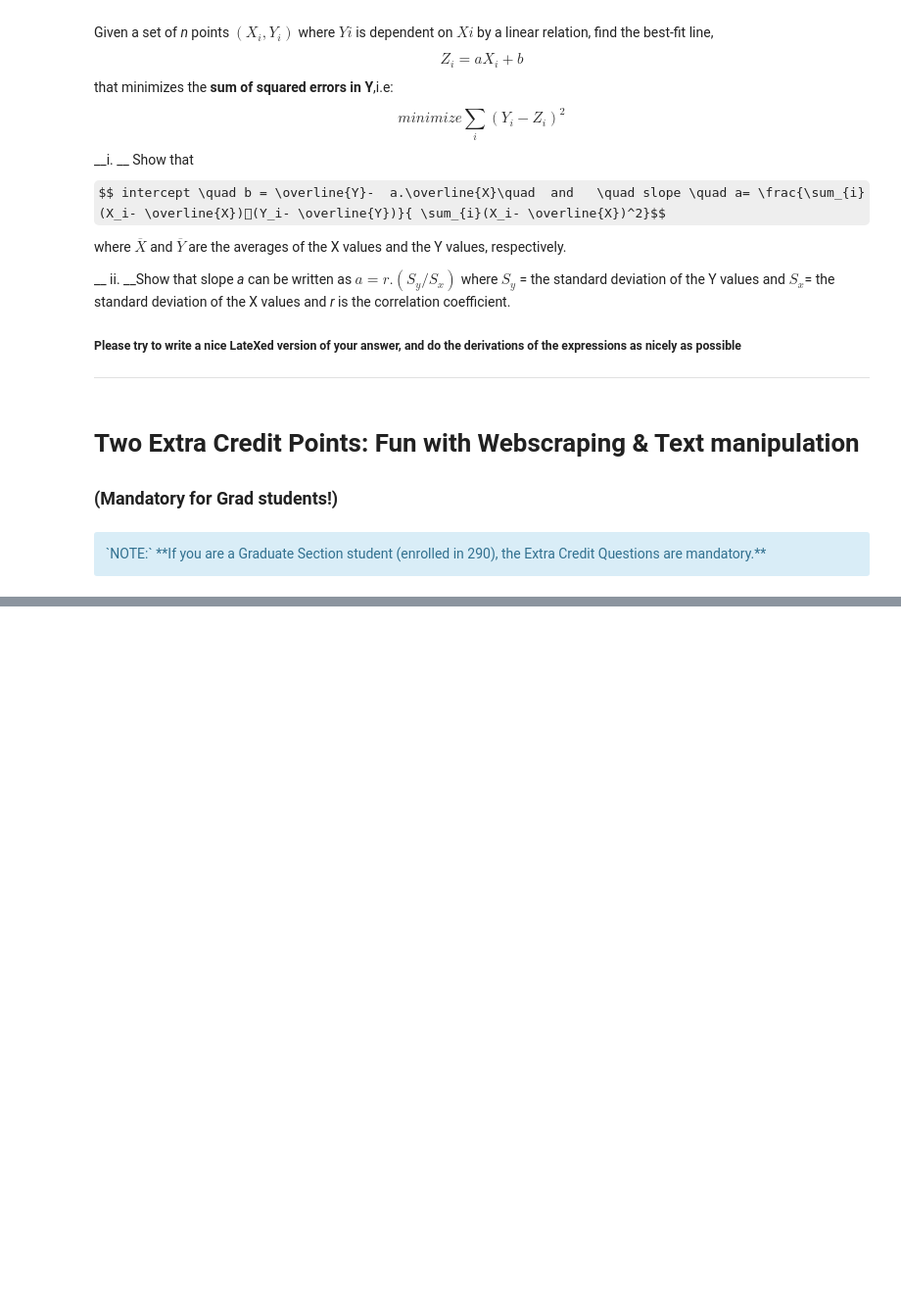
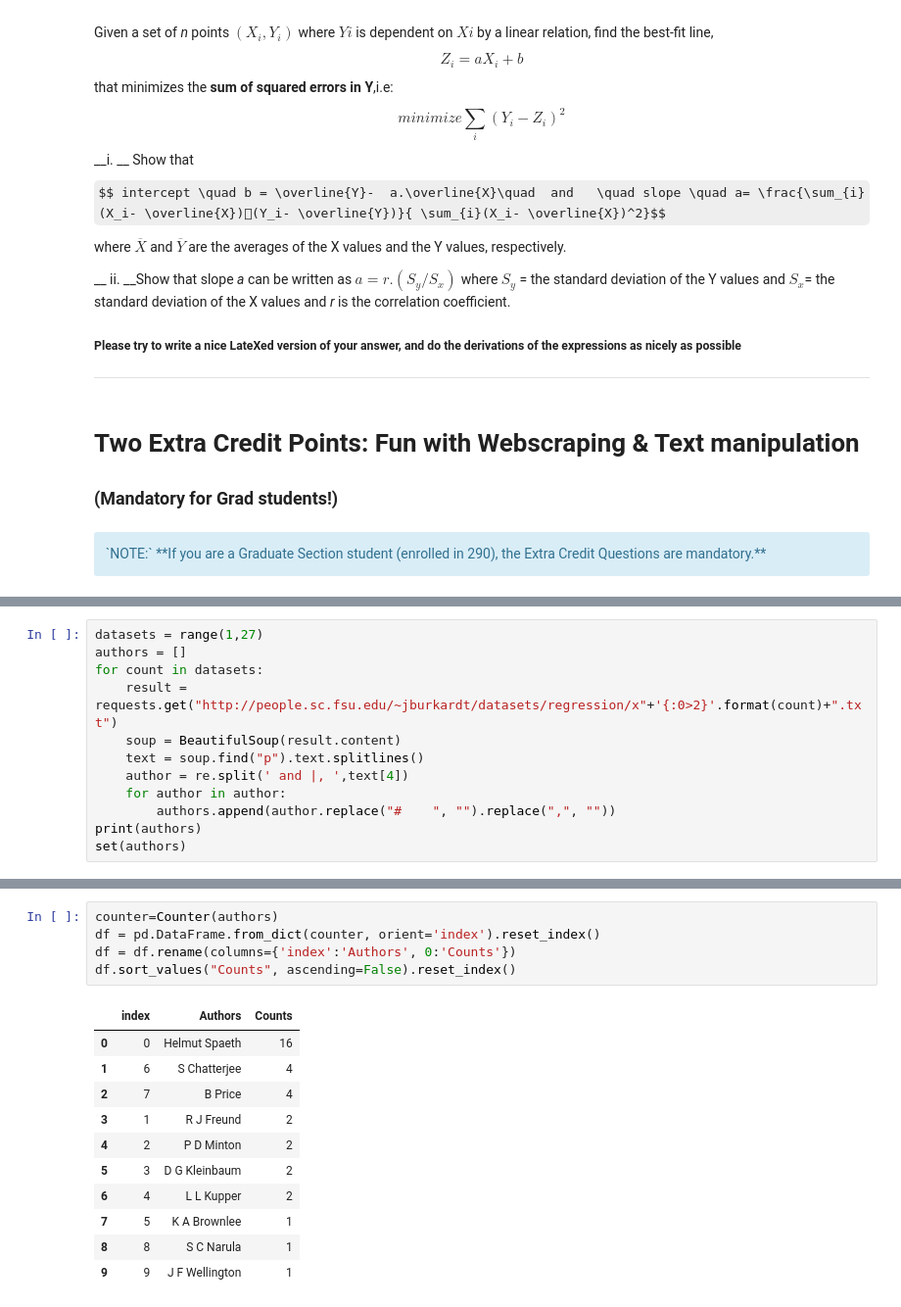
Before and after one commit to AshisGhosh/ashisghosh_data_x_s18, a Jupyter notebook: hw/hw2/hw2_regression_classification_webscraping_v2-1.ipynb, the cells around one changed output, grey strips where cells are left out. Shown: that part at 98% size. Drawn from its saved outputs; the diff is of its cells as text; some formulas as TeX source; blank space fills up the shorter version.

```diff
--- a/hw/hw2/hw2_regression_classification_webscraping_v2-1.ipynb
+++ b/hw/hw2/hw2_regression_classification_webscraping_v2-1.ipynb
@@ -327,3 +751,15 @@ Count how many times (with a Python function) each author is the reference for o
 **Example output of the answer EC Question 2:**
 
 ![author_stats](https://github.com/ikhlaqsidhu/data-x/raw/master/x-archive/misc/hw2_imgs_spring2018/data_authors.png)
+# %%
+datasets = range(1,27)
+authors = []
+for count in datasets:
+    result = requests.get("http://people.sc.fsu.edu/~jburkardt/datasets/regression/x"+'{:0>2}'.format(count)+".txt")
+    soup = BeautifulSoup(result.content)
+    text = soup.find("p").text.splitlines()
+    author = re.split(' and |, ',text[4])
+    for author in author:
+        authors.append(author.replace("#    ", "").replace(",", ""))
+print(authors)
+set(authors)
@@ -329,0 +778,17 @@ Count how many times (with a Python function) each author is the reference for o
+# %%
+counter=Counter(authors)
+df = pd.DataFrame.from_dict(counter, orient='index').reset_index()
+df = df.rename(columns={'index':'Authors', 0:'Counts'})
+df.sort_values("Counts", ascending=False).reset_index()
+# %% [output]
+|  | index | Authors | Counts |
+| 0 | 0 | Helmut Spaeth | 16 |
+| 1 | 6 | S Chatterjee | 4 |
+| 2 | 7 | B Price | 4 |
+| 3 | 1 | R J Freund | 2 |
+| 4 | 2 | P D Minton | 2 |
+| 5 | 3 | D G Kleinbaum | 2 |
+| 6 | 4 | L L Kupper | 2 |
+| 7 | 5 | K A Brownlee | 1 |
+| 8 | 8 | S C Narula | 1 |
+| 9 | 9 | J F Wellington | 1 |
```
Also changed, not shown: parts of 15 cells of this notebook.
